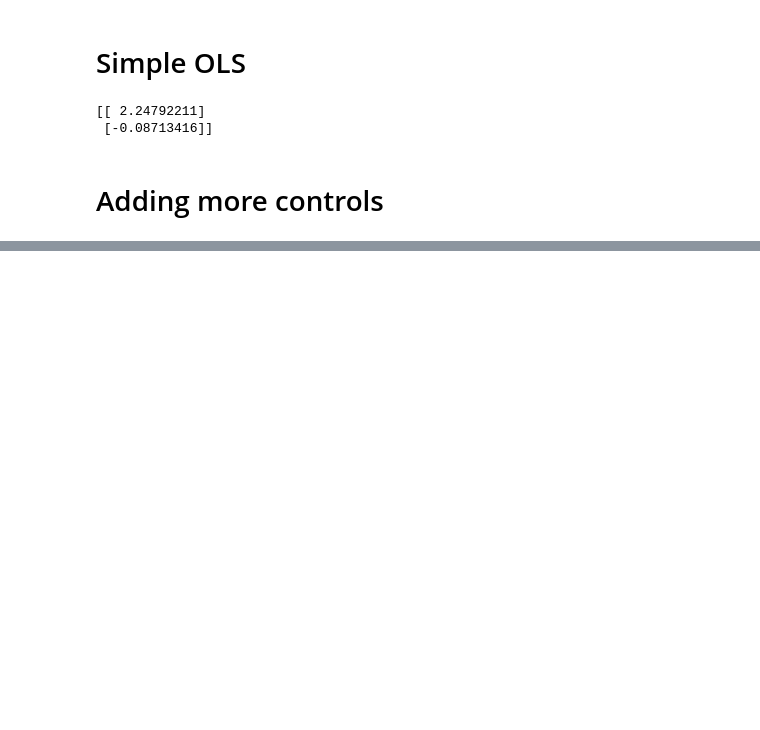
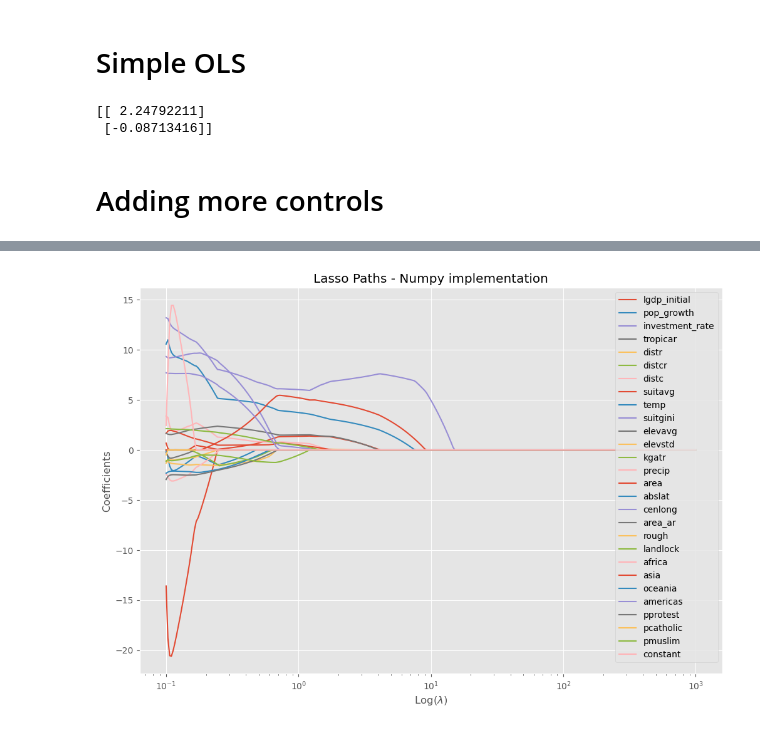
Before and after one commit to anl1313/AME_2025, a Jupyter notebook: Assignments/Project 2/livia code.ipynb, the cells around one changed output, grey strips where cells are left out. Saved outputs shown, nothing was run; the diff lists cells and outputs as text; code cells hidden in the pictures; blank space fills up the shorter version.

```diff
--- a/Assignments/Project 2/livia code.ipynb
+++ b/Assignments/Project 2/livia code.ipynb
@@ -181,0 +160,31 @@ constant        has   0 missings
+# %%
+# Initialize variables
+m,n = X.shape
+initial_theta = np.ones((n,1))
+theta_list = list()
+lamda = np.logspace(0,4,300)/10 #Range of lambda values
+
+#Run lasso regression for each lambda
+for l in lamda:
+    theta = prog.coordinate_descent_lasso(initial_theta,X,y,lambda_ = l, num_iters=100)
+    theta_list.append(theta)
+
+#Stack into numpy array
+theta_lasso = np.stack(theta_list).T
+
+#Plot results
+n,_ = theta_lasso.shape
+plt.figure(figsize = (12,8))
+
+for i in range(n):
+    plt.plot(lamda, theta_lasso[i], label = xs[i])
+
+plt.xscale('log')
+plt.xlabel('Log($\\lambda$)')
+plt.ylabel('Coefficients')
+plt.title('Lasso Paths - Numpy implementation')
+plt.legend()
+plt.axis('tight')
+plt.show()
+# %% [output]
+[figure, added]
```
Also changed, not shown: parts of 17 cells of this notebook, 1 other file.
